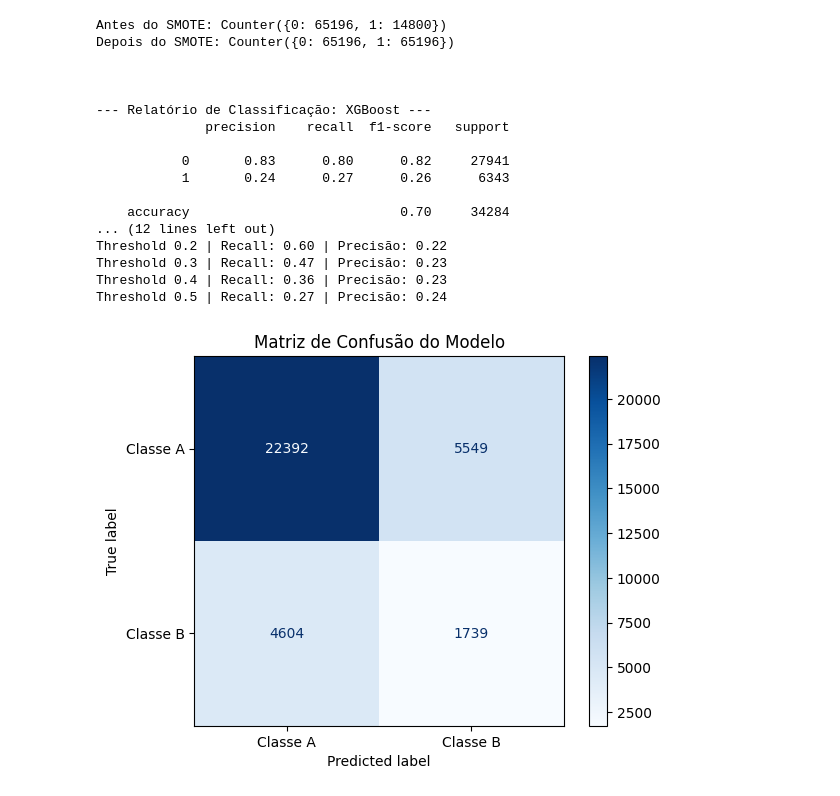
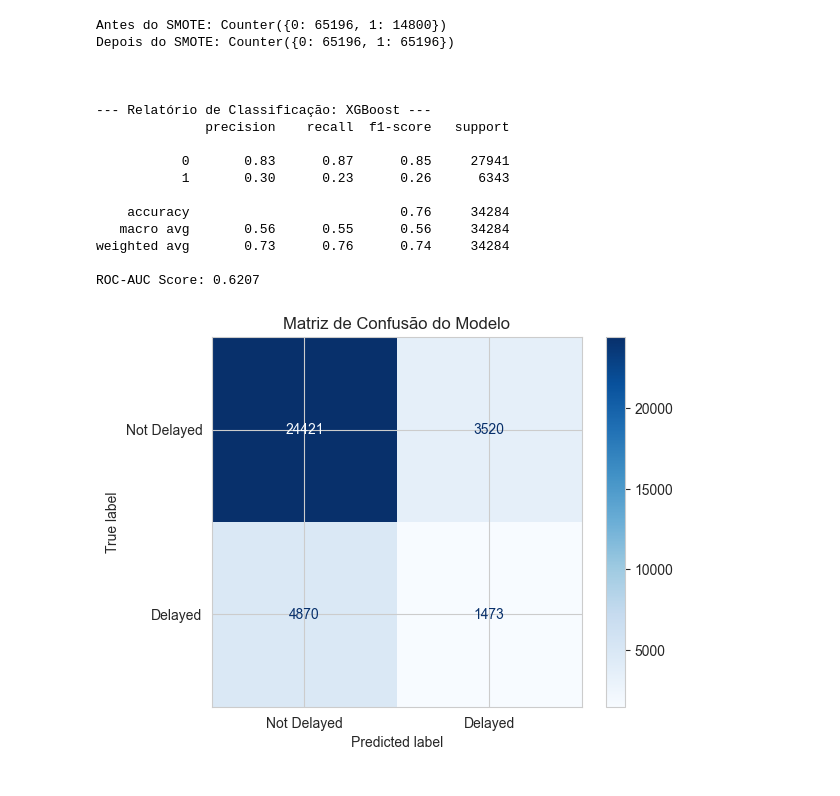
Before and after one commit to phperesdasilva/tech_challenge_3_ML, a Jupyter notebook: code/data_exploration.ipynb, the cells around one changed output. Saved outputs shown, nothing was run; the diff lists cells and outputs as text; code cells hidden in the pictures.

```diff
--- a/code/data_exploration.ipynb
+++ b/code/data_exploration.ipynb
@@ -77,16 +240,12 @@ df_encoded = df_encoded.drop(columns=cols_to_remove)
 # %%
-#codigo feito por ia tentando debugar
-# ratio = total_negativos / total_positivos
 from sklearn.metrics import classification_report, confusion_matrix, roc_auc_score
 from xgboost import XGBClassifier
 from imblearn.over_sampling import SMOTE
 from collections import Counter
 
-# 1. Instanciando o SMOTE
 smote = SMOTE(random_state=42)
 
-# 2. Aplicando APENAS nos dados de TREINO
-# (Nunca aplique no teste, senão você avaliará o modelo em dados sintéticos!)
+#ONLY FOR TRAINING
 x_train_smote, y_train_smote = smote.fit_resample(x_train, y_train)
 
 print(f"Antes do SMOTE: {Counter(y_train)}")
@@ -94,10 +253,9 @@ print(f"Depois do SMOTE: {Counter(y_train_smote)}")
 
 ratio = (y_train == 0).sum() / (y_train == 1).sum()
 
-# 4. Treinamento do XGBoost
 model_xgb = XGBClassifier(
     n_estimators=100,
-    max_depth=20,
+    max_depth=5,
     learning_rate=0.1,
     scale_pos_weight=None,
     eval_metric='logloss',
@@ -110,23 +268,14 @@ y_train = y_train_smote
 
 model_xgb.fit(x_train, y_train)
 
-# 5. Predições e Avaliação
 y_pred_xgb = model_xgb.predict(x_test)
 y_proba_xgb = model_xgb.predict_proba(x_test)[:, 1]
+
 print('\n\n')
 print("--- Relatório de Classificação: XGBoost ---")
 print(classification_report(y_test, y_pred_xgb))
 print(f"ROC-AUC Score: {roc_auc_score(y_test, y_proba_xgb):.4f}")
-print("\nMatriz de Confusão:")
-print(confusion_matrix(y_test, y_pred_xgb))
 #fazer curva de maneira grafica
-thresholds = [0.1, 0.2, 0.3, 0.4, 0.5]
-print('\n\n')
-for t in thresholds:
-    y_pred_t = (y_proba_xgb >= t).astype(int)
-    recall_1 = classification_report(y_test, y_pred_t, output_dict=True)['1']['recall']
-    precision_1 = classification_report(y_test, y_pred_t, output_dict=True)['1']['precision']
-    print(f"Threshold {t:.1f} | Recall: {recall_1:.2f} | Precisão: {precision_1:.2f}")
 # %% [output]
 Antes do SMOTE: Counter({0: 65196, 1: 14800})
 Depois do SMOTE: Counter({0: 65196, 1: 65196})
@@ -136,33 +285,26 @@ Depois do SMOTE: Counter({0: 65196, 1: 65196})
 --- Relatório de Classificação: XGBoost ---
               precision    recall  f1-score   support
 
-           0       0.83      0.80      0.82     27941
-           1       0.24      0.27      0.26      6343
+           0       0.83      0.87      0.85     27941
+           1       0.30      0.23      0.26      6343
 
-    accuracy                           0.70     34284
-... (12 lines left out)
-Threshold 0.2 | Recall: 0.60 | Precisão: 0.22
-Threshold 0.3 | Recall: 0.47 | Precisão: 0.23
-Threshold 0.4 | Recall: 0.36 | Precisão: 0.23
-Threshold 0.5 | Recall: 0.27 | Precisão: 0.24
+    accuracy                           0.76     34284
+   macro avg       0.56      0.55      0.56     34284
+weighted avg       0.73      0.76      0.74     34284
+
+ROC-AUC Score: 0.6207
 # %%
 from sklearn.metrics import confusion_matrix, ConfusionMatrixDisplay
 
-# Supondo que você já tenha:
-# y_test: os valores reais
-# y_pred: os valores que o seu modelo previu
-
-# 1. Criar a matriz numérica
 cm = confusion_matrix(y_test, y_pred_xgb)
 
-# 2. Plotar de forma amigável
-disp = ConfusionMatrixDisplay(confusion_matrix=cm, display_labels=['Classe A', 'Classe B'])
+disp = ConfusionMatrixDisplay(confusion_matrix=cm, display_labels=['Not Delayed', 'Delayed'])
 disp.plot(cmap='Blues')
 
 plt.title('Matriz de Confusão do Modelo')
 plt.show()
 # %% [output]
-[figure, old version]
+[figure, new version]
 # %%
 # Pegando as importâncias do modelo treinado
 importancias = pd.DataFrame({
```
Also changed, not shown: parts of 23 cells of this notebook, 1 other file.
